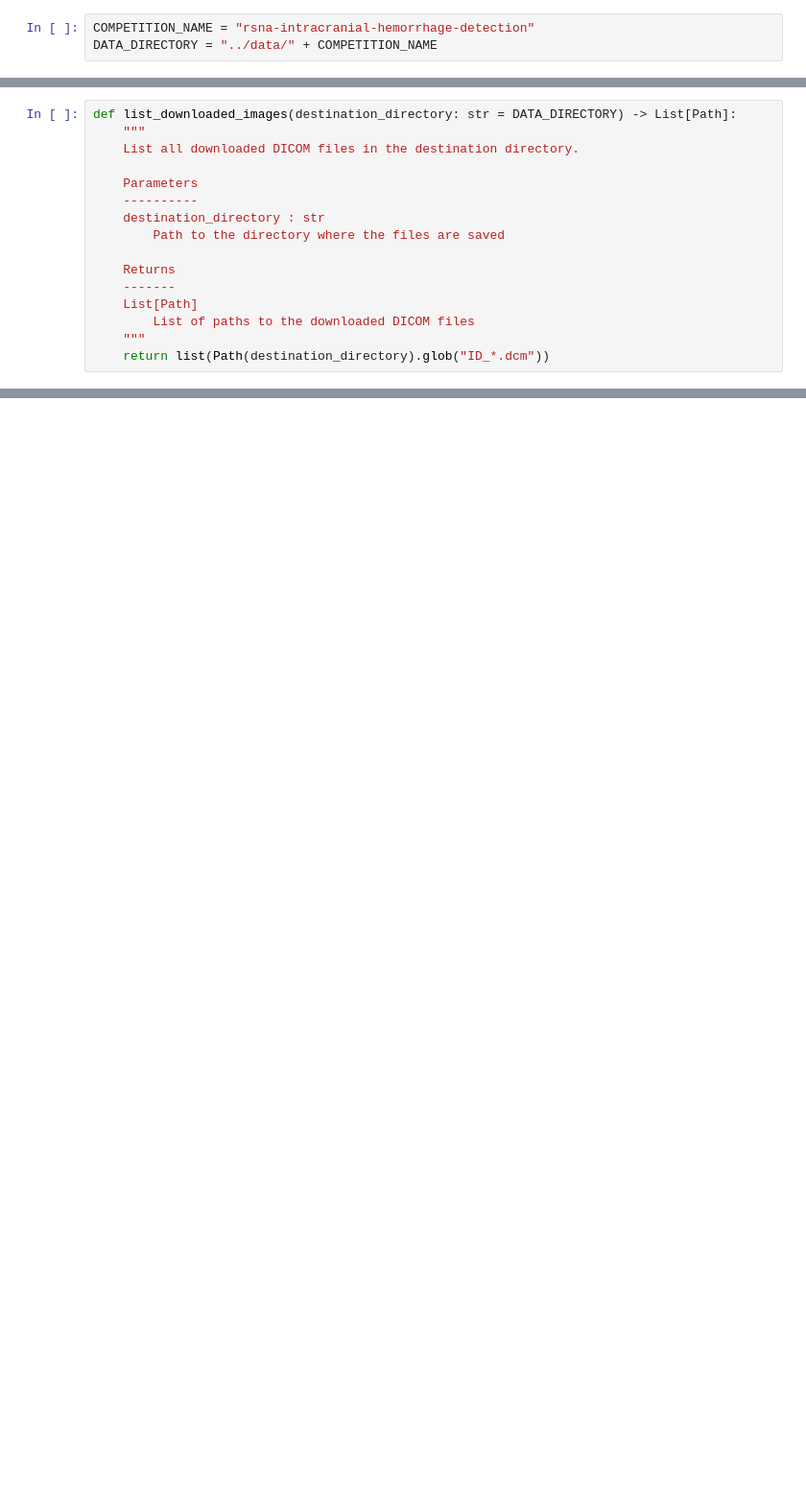
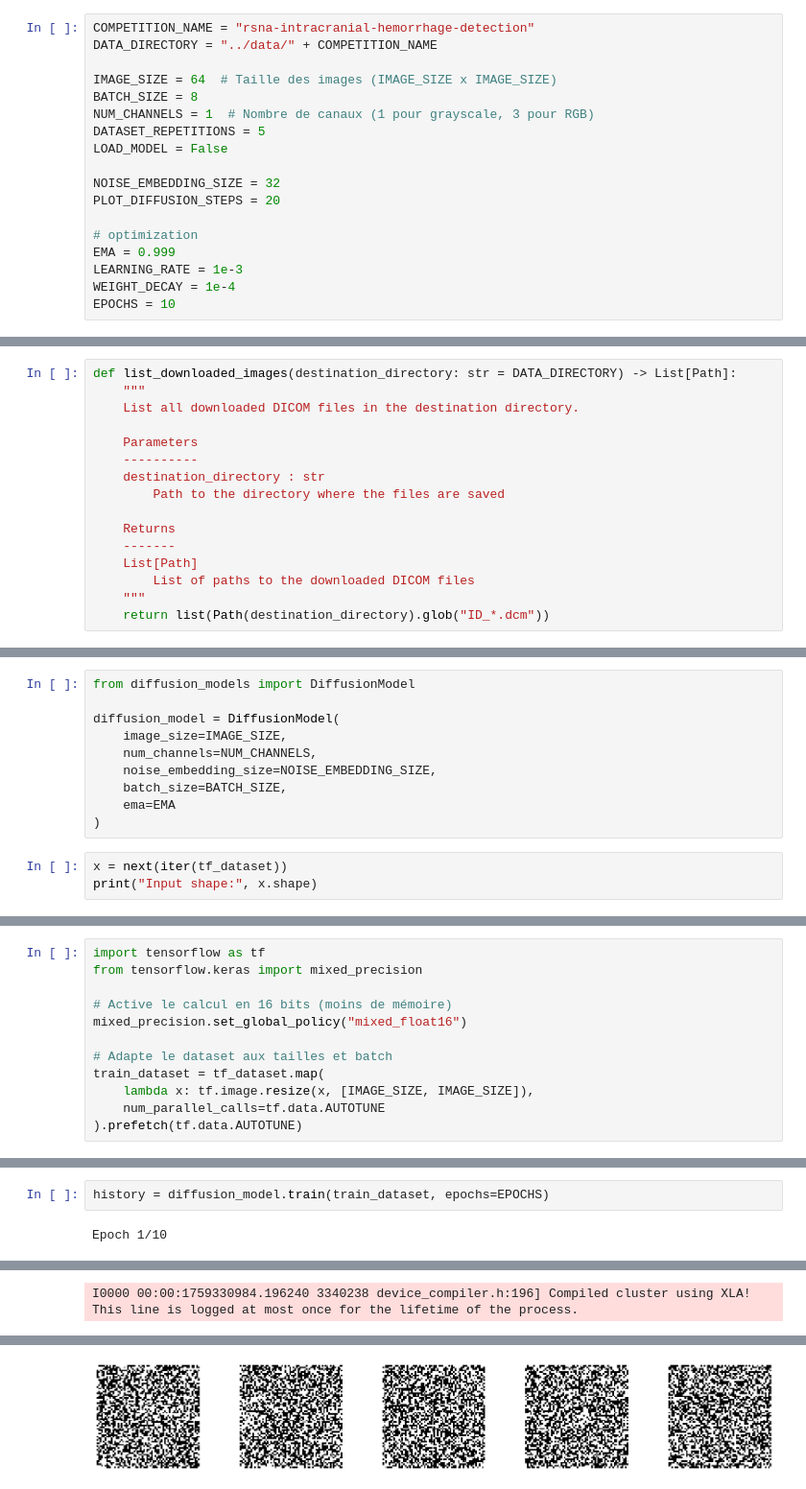
Before and after one commit to tomboulier/diffusion_models_tuto, a Jupyter notebook: notebooks/Kaggle_RSNA_intracranial_hemorrhage.ipynb, the cells around one changed output, grey strips where cells are left out. Shown: that part at 96% size. Cells and saved outputs as stored; diff of their text form; blank space fills up the shorter version.

```diff
--- a/notebooks/Kaggle_RSNA_intracranial_hemorrhage.ipynb
+++ b/notebooks/Kaggle_RSNA_intracranial_hemorrhage.ipynb
@@ -25,6 +37,21 @@ Nous allons d'abord charger la liste des identifiants et labels du jeu de donné
 # %%
 COMPETITION_NAME = "rsna-intracranial-hemorrhage-detection"
 DATA_DIRECTORY = "../data/" + COMPETITION_NAME
+
+IMAGE_SIZE = 64  # Taille des images (IMAGE_SIZE x IMAGE_SIZE)
+BATCH_SIZE = 8
+NUM_CHANNELS = 1  # Nombre de canaux (1 pour grayscale, 3 pour RGB)
+DATASET_REPETITIONS = 5
+LOAD_MODEL = False
+
+NOISE_EMBEDDING_SIZE = 32
+PLOT_DIFFUSION_STEPS = 20
+
+# optimization
+EMA = 0.999
+LEARNING_RATE = 1e-3
+WEIGHT_DECAY = 1e-4
+EPOCHS = 10
 # %%
 train_dataset_listing = pl.read_csv(f"{DATA_DIRECTORY}/stage_2_train.csv")
 # %%
@@ -179,0 +334,13 @@ visualize_image(first_5_image_ids[0])
+# %%
+from diffusion_models import DiffusionModel
+
+diffusion_model = DiffusionModel(
+    image_size=IMAGE_SIZE,
+    num_channels=NUM_CHANNELS,
+    noise_embedding_size=NOISE_EMBEDDING_SIZE,
+    batch_size=BATCH_SIZE,
+    ema=EMA
+)
+# %%
+x = next(iter(tf_dataset))
+print("Input shape:", x.shape)
@@ -179,0 +349,12 @@ visualize_image(first_5_image_ids[0])
+# %%
+import tensorflow as tf
+from tensorflow.keras import mixed_precision
+
+# Active le calcul en 16 bits (moins de mémoire)
+mixed_precision.set_global_policy("mixed_float16")
+
+# Adapte le dataset aux tailles et batch
+train_dataset = tf_dataset.map(
+    lambda x: tf.image.resize(x, [IMAGE_SIZE, IMAGE_SIZE]),
+    num_parallel_calls=tf.data.AUTOTUNE
+).prefetch(tf.data.AUTOTUNE)
@@ -179,0 +366,4 @@ visualize_image(first_5_image_ids[0])
+# %%
+history = diffusion_model.train(train_dataset, epochs=EPOCHS)
+# %% [output]
+Epoch 1/10
@@ -179,0 +388 @@ visualize_image(first_5_image_ids[0])
+I0000 00:00:1759330984.196240 3340238 device_compiler.h:196] Compiled cluster using XLA!  This line is logged at most once for the lifetime of the process.
@@ -179,0 +391 @@ visualize_image(first_5_image_ids[0])
+[figure, added]
```
Also changed, not shown: parts of 14 cells of this notebook.
